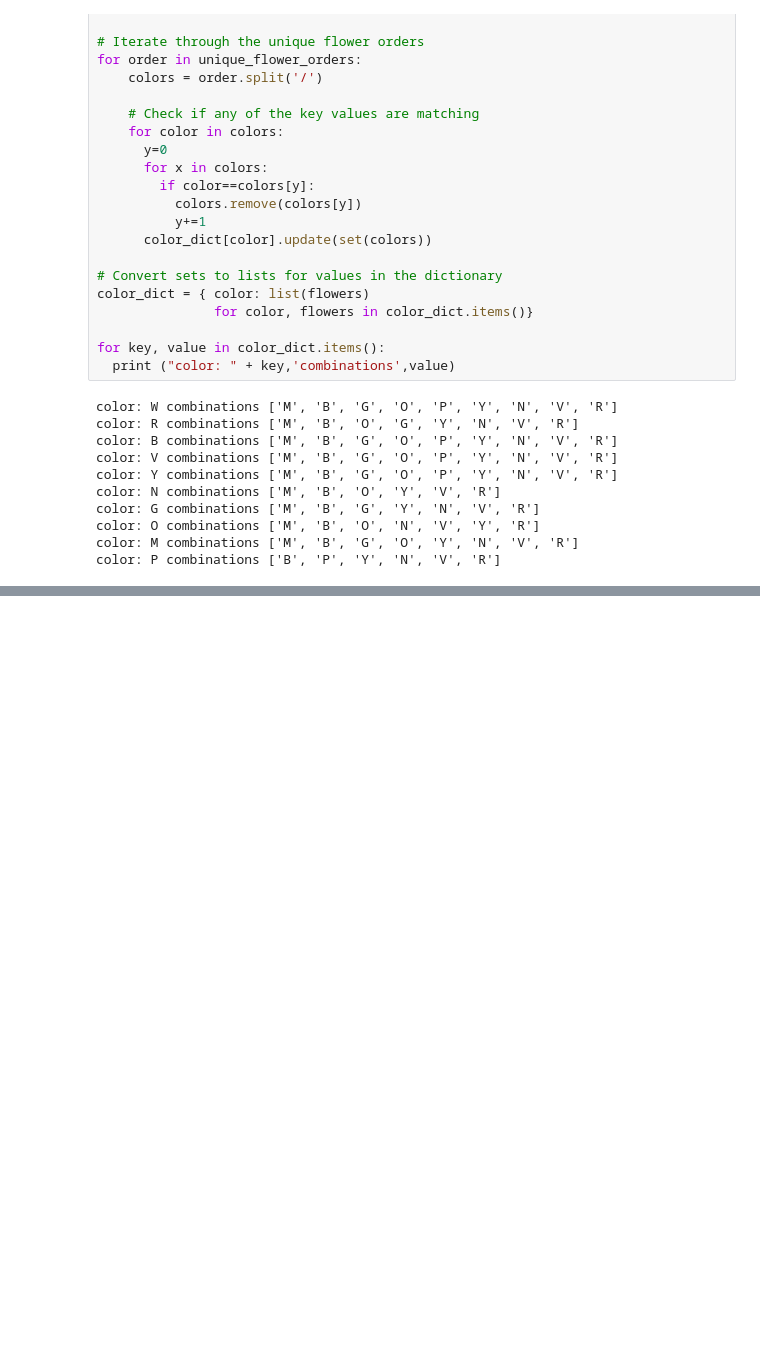
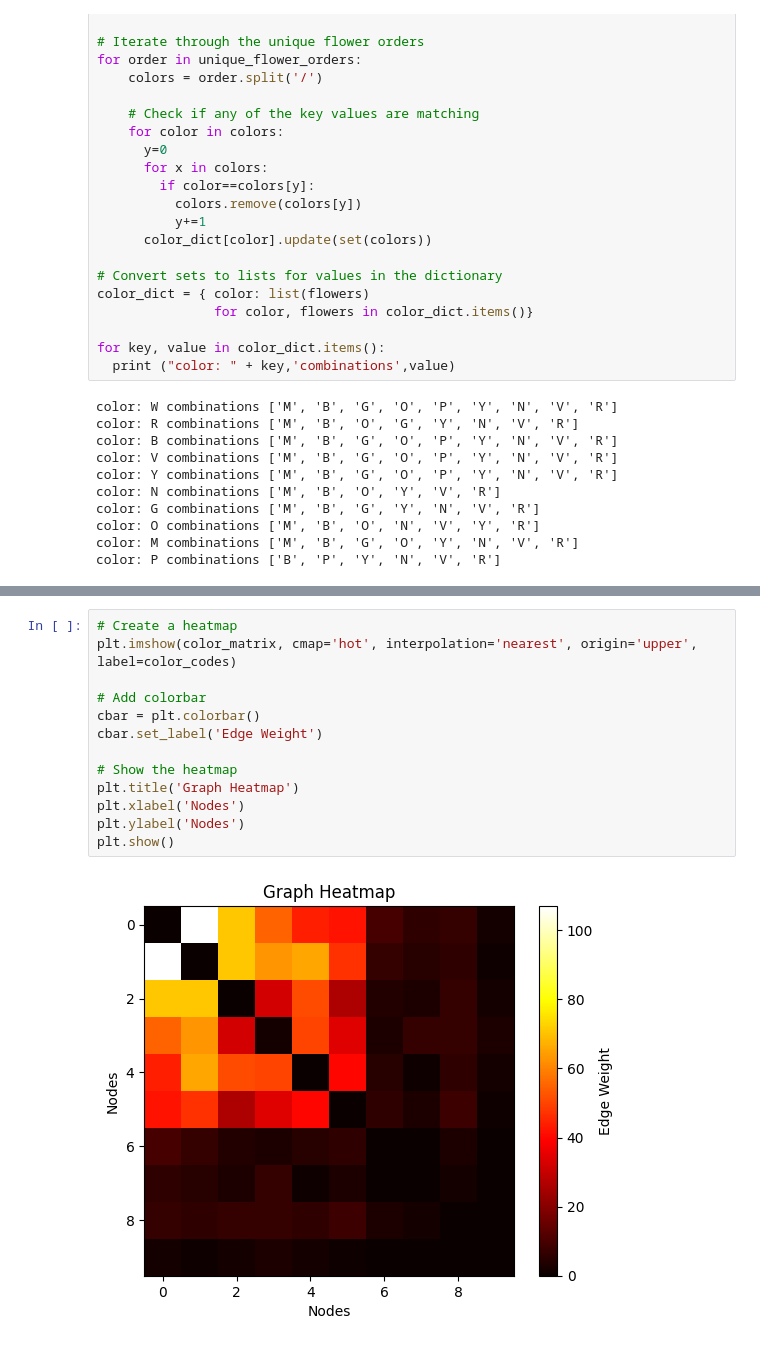
Before and after one commit to KendallScott/ML2, a Jupyter notebook: Scott_Kendall_HW1.ipynb, the cells around one changed output, grey strips where cells are left out. Cells and saved outputs as stored; diff of their text form; blank space fills up the shorter version.

```diff
--- a/Scott_Kendall_HW1.ipynb
+++ b/Scott_Kendall_HW1.ipynb
@@ -588,0 +688,15 @@ color: P combinations ['B', 'P', 'Y', 'N', 'V', 'R']
+# %%
+# Create a heatmap
+plt.imshow(color_matrix, cmap='hot', interpolation='nearest', origin='upper', label=color_codes)
+
+# Add colorbar
+cbar = plt.colorbar()
+cbar.set_label('Edge Weight')
+
+# Show the heatmap
+plt.title('Graph Heatmap')
+plt.xlabel('Nodes')
+plt.ylabel('Nodes')
+plt.show()
+# %% [output]
+[figure, added]
```
Also changed, not shown: parts of 20 cells of this notebook.
